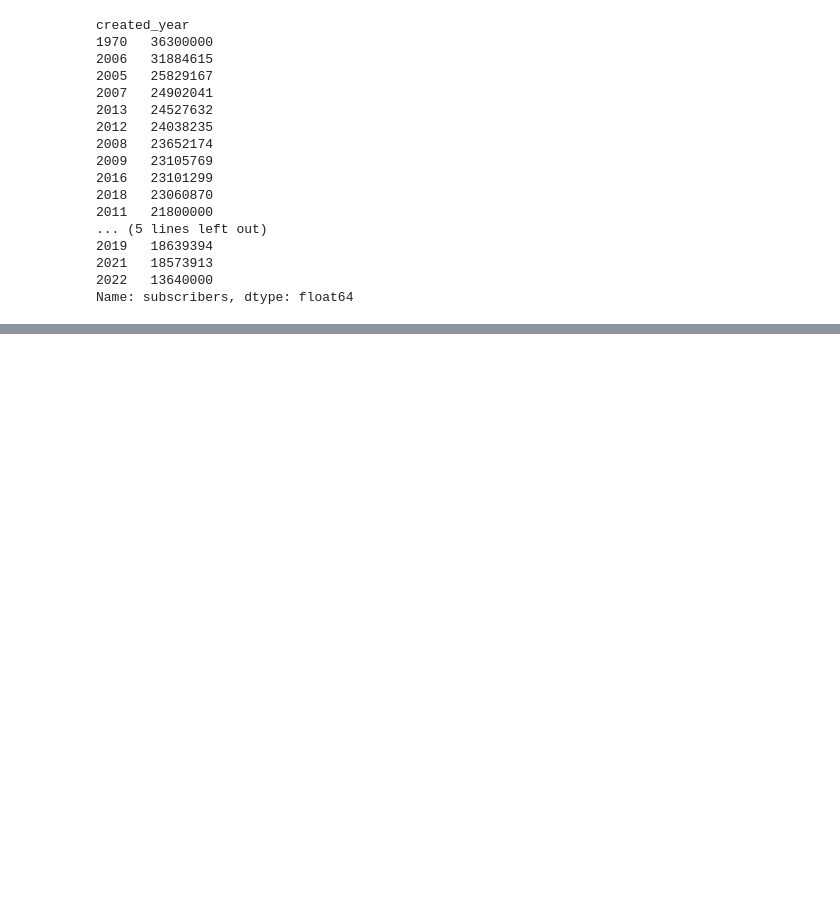
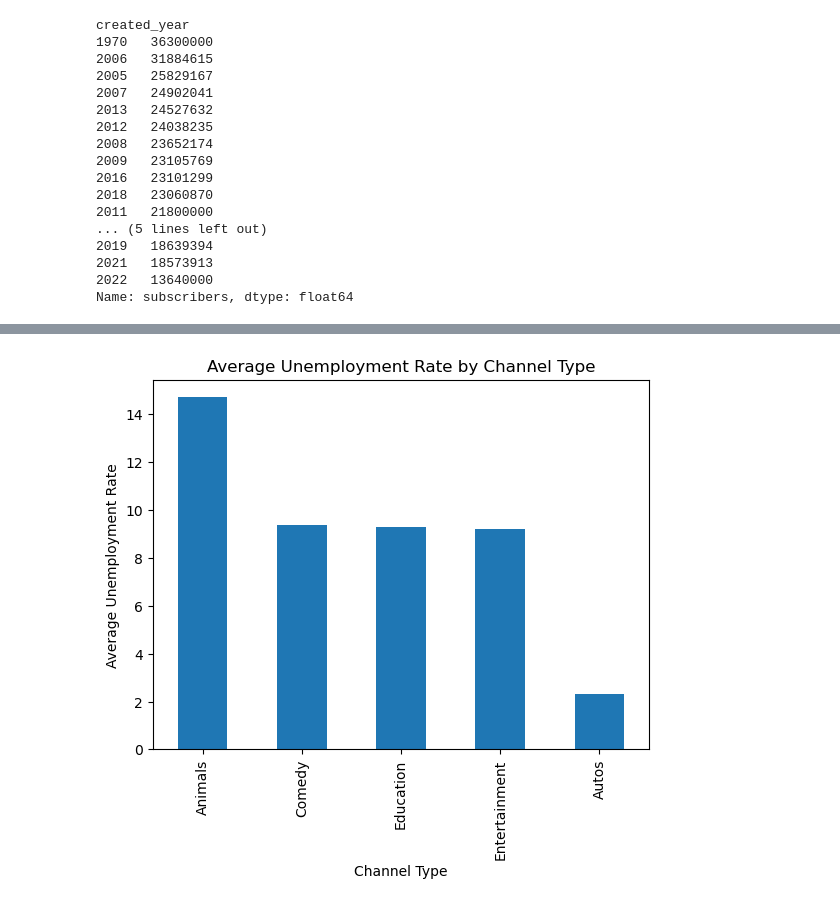
Before and after one commit to Niraj7272/DataScience, a Jupyter notebook: Practice/youtube_EDA.ipynb, the cells around one changed output, grey strips where cells are left out. Drawn from its saved outputs; the diff is of its cells as text; code cells hidden in the pictures; blank space fills up the shorter version.

```diff
--- a/Practice/youtube_EDA.ipynb
+++ b/Practice/youtube_EDA.ipynb
@@ -294,0 +473,9 @@ Name: subscribers, dtype: float64
+# %%
+df.groupby('channel_type')['Unemployment rate'].mean().head().sort_values(ascending=False).plot(kind='bar')
+plt.title('Average Unemployment Rate by Channel Type')
+plt.xlabel('Channel Type')
+plt.ylabel('Average Unemployment Rate')
+plt.xticks(rotation=90)
+plt.show()
+# %% [output]
+[figure, added]
```
Also changed, not shown: parts of 21 cells of this notebook.
